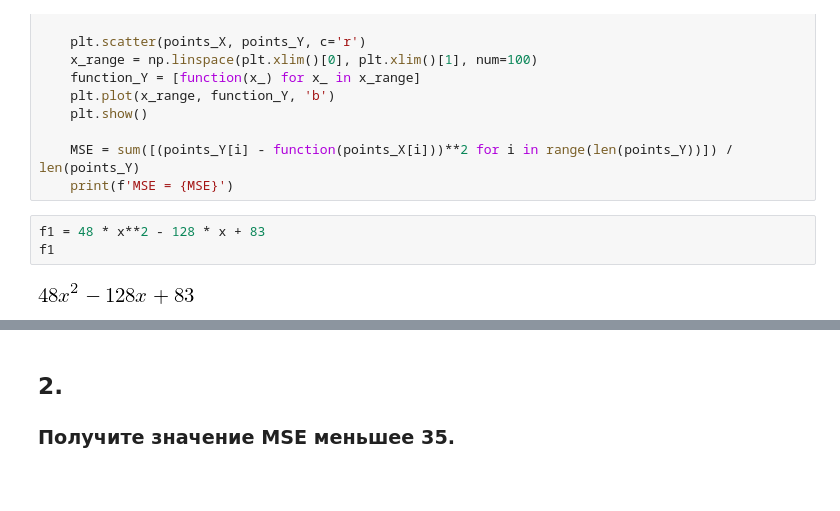
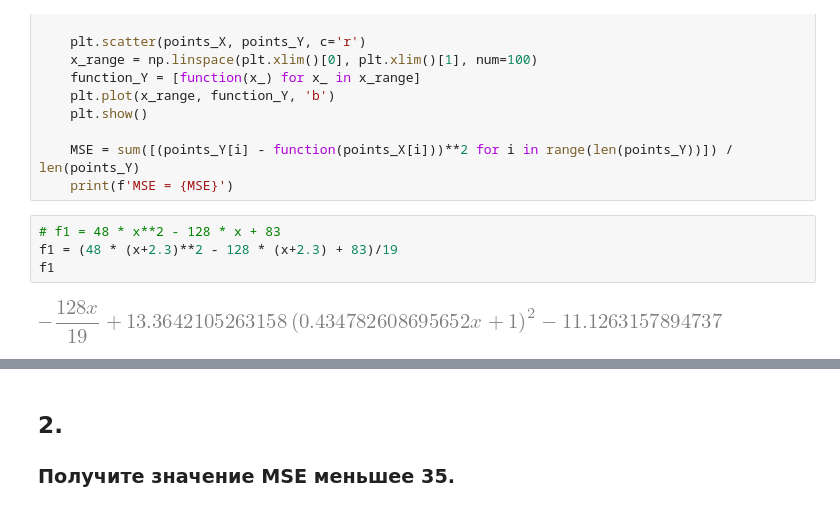
Before and after one commit to m1raynee/inftech, a Jupyter notebook: 3/3.4.ipynb, the cells around one changed output, grey strips where cells are left out. Saved outputs shown, nothing was run; the diff lists cells and outputs as text; blank space fills up the shorter version.

```diff
--- a/3/3.4.ipynb
+++ b/3/3.4.ipynb
@@ -40,10 +106,11 @@ def print_points_ands_function1(sympy_function):
     MSE = sum([(points_Y[i] - function(points_X[i]))**2 for i in range(len(points_Y))]) / len(points_Y)
     print(f'MSE = {MSE}')
 # %%
-f1 = 48 * x**2 - 128 * x + 83
+# f1 = 48 * x**2 - 128 * x + 83
+f1 = (48 * (x+2.3)**2 - 128 * (x+2.3) + 83)/19
 f1
 # %% [output]
-[figure, old version]
+[figure, new version]
 # %%
 print_points_ands_function1(f1)
 # %% [output]
```
Also changed, not shown: parts of 14 cells of this notebook, 19 other files.
